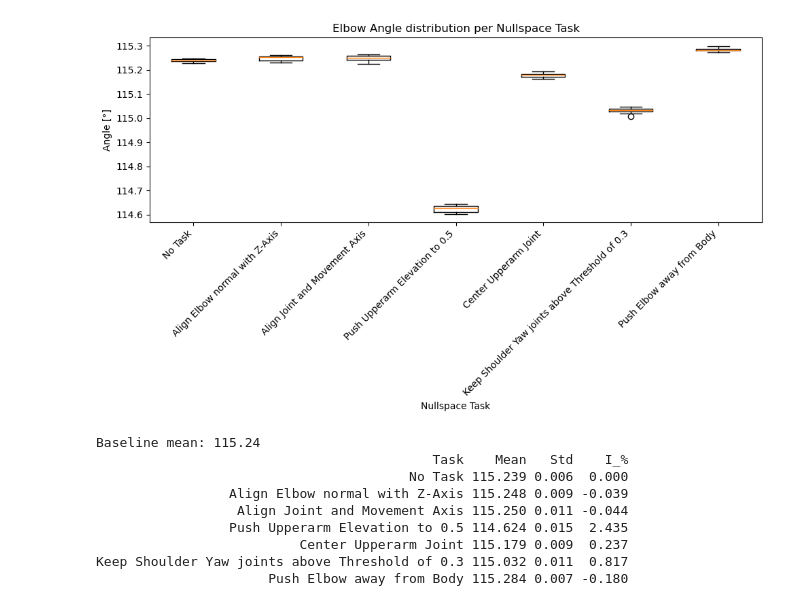
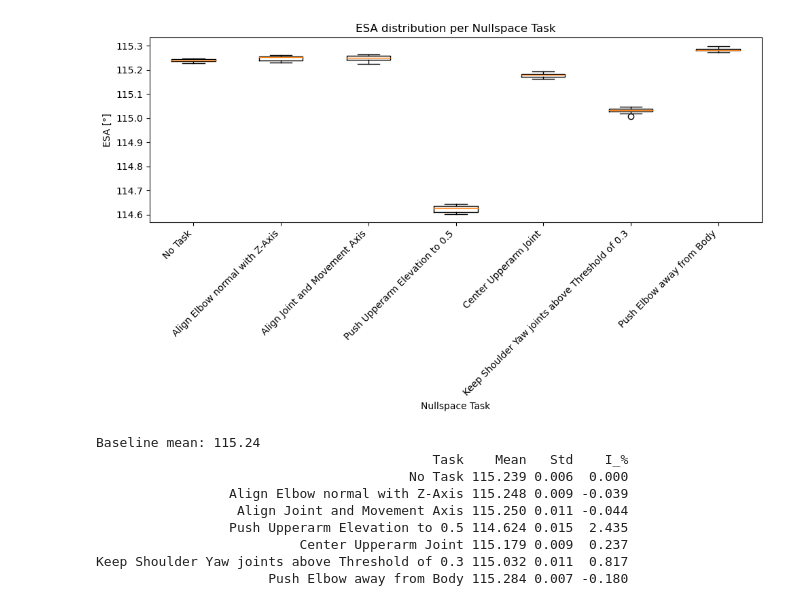
Before and after one commit to bj1110/Masterarbeit, a Jupyter notebook: eval/nullspace_tasks_eval.ipynb, the cells around one changed output. Saved outputs shown, nothing was run; the diff lists cells and outputs as text; code cells hidden in the pictures.

```diff
--- a/eval/nullspace_tasks_eval.ipynb
+++ b/eval/nullspace_tasks_eval.ipynb
@@ -33,36 +33,36 @@ label_map = {
     "push_away_from_origin": "Push Elbow away from Body",
     "threshold": "Keep Shoulder Yaw joints above Threshold of 0.3",
 }
 
 plot_order = [
     "no_nst",
     "align_normal",
     "align_joint_axis",
     "arm_elevation",
     "center_joint",
     "threshold",
     "push_away_from_origin",
 ]
 
 plot_order = [name for name in plot_order if name in data]
 
 boxplot_data = [data[name] for name in plot_order]
 
 labels = [label_map[name] for name in plot_order]
 
 # Create figure
 plt.figure(figsize=(10, 6))
 plt.boxplot(boxplot_data, labels=labels)
 
 plt.xlabel("Nullspace Task")
-plt.ylabel("Angle [°]")
-plt.title("Elbow Angle distribution per Nullspace Task")
+plt.ylabel("ESA [°]")
+plt.title("ESA distribution per Nullspace Task")
 plt.xticks(rotation=45, ha="right")
 plt.tight_layout()
 
 plt.show()
 # %% [output]
-[figure, old version]
+[figure, new version]
 # %%
 rows = []
 
```
Also changed, not shown: 3 other files.
